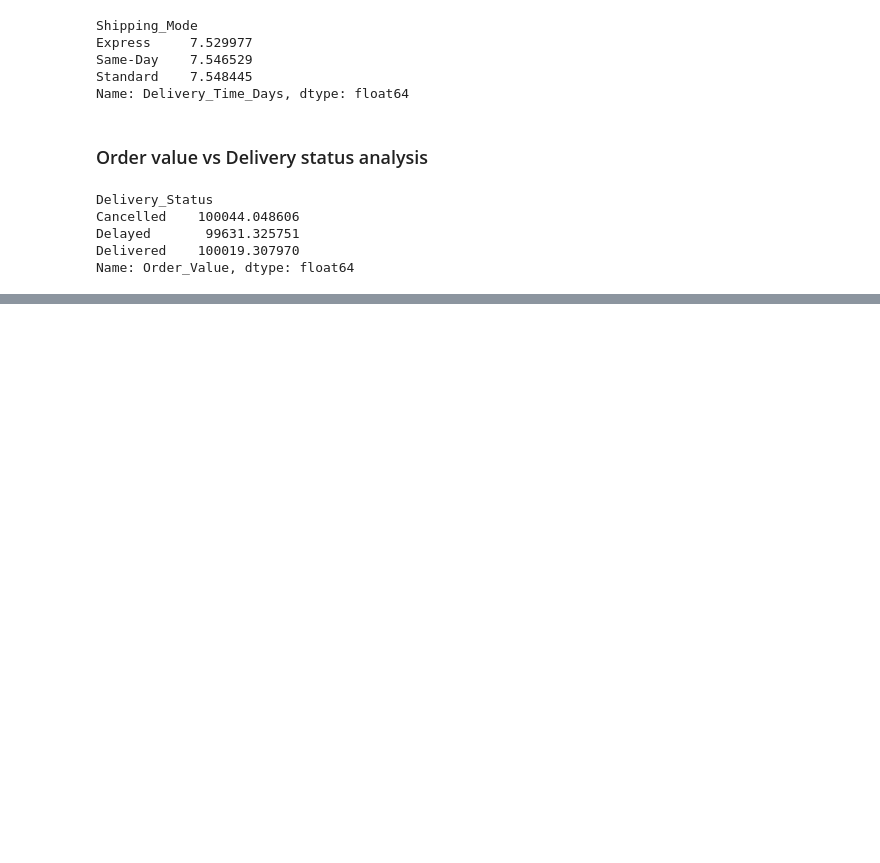
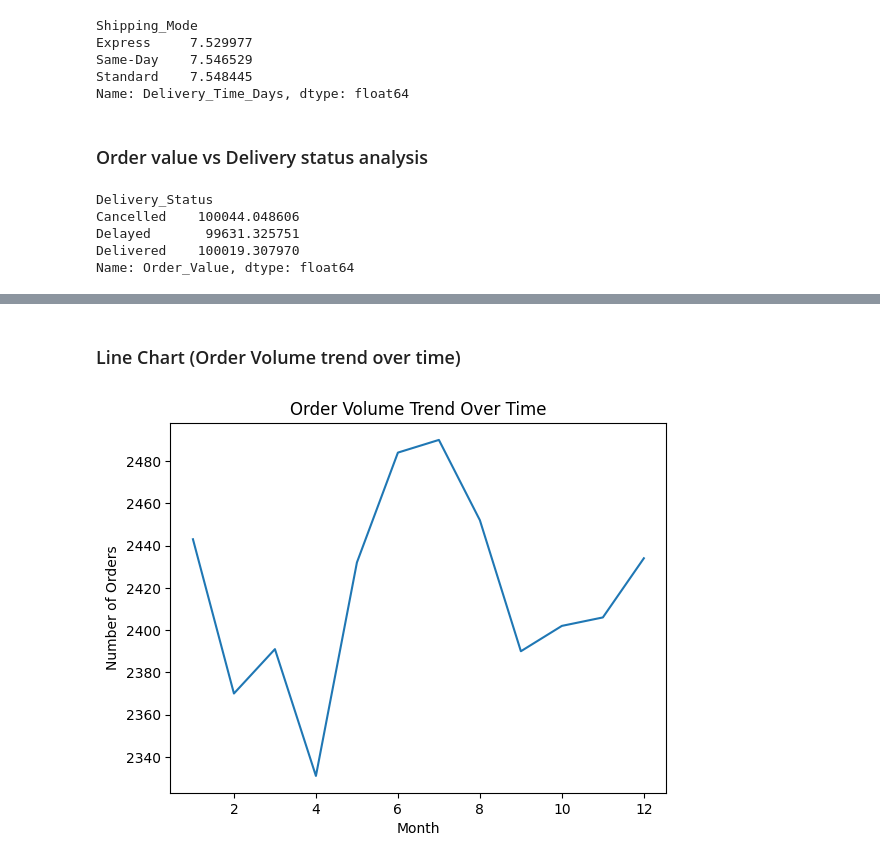
Before and after one commit to isamaliya16/E_Commerce_Logistics_Data_Analysis_Project, a Jupyter notebook: Ayush_Isamaliya_11225_PythonAnalzers.ipynb, the cells around one changed output, grey strips where cells are left out. Drawn from its saved outputs; the diff is of its cells as text; code cells hidden in the pictures; blank space fills up the shorter version.

```diff
--- a/Ayush_Isamaliya_11225_PythonAnalzers.ipynb
+++ b/Ayush_Isamaliya_11225_PythonAnalzers.ipynb
@@ -247,0 +274,10 @@ Name: Order_Value, dtype: float64
+# %% [markdown]
+### Line Chart (Order Volume trend over time)
+# %%
+df.groupby(df['Order_Date'].dt.month).size().plot()
+plt.title("Order Volume Trend Over Time")
+plt.xlabel("Month")
+plt.ylabel("Number of Orders")
+plt.show()
+# %% [output]
+[figure, added]
```
Also changed, not shown: parts of 11 cells of this notebook.
